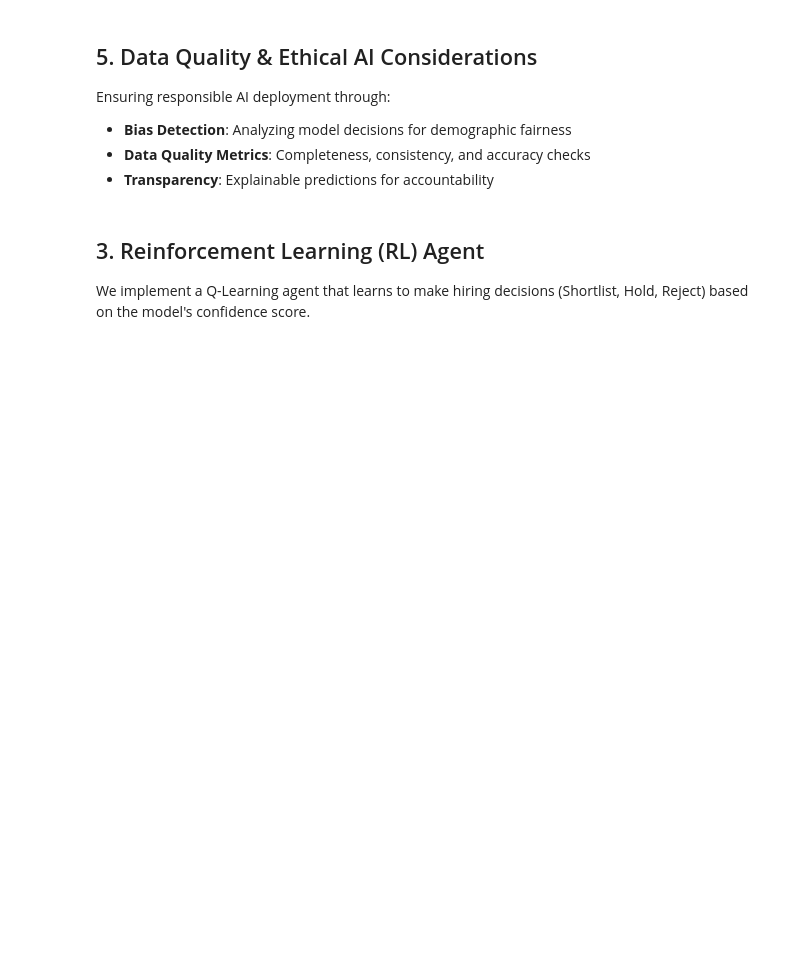
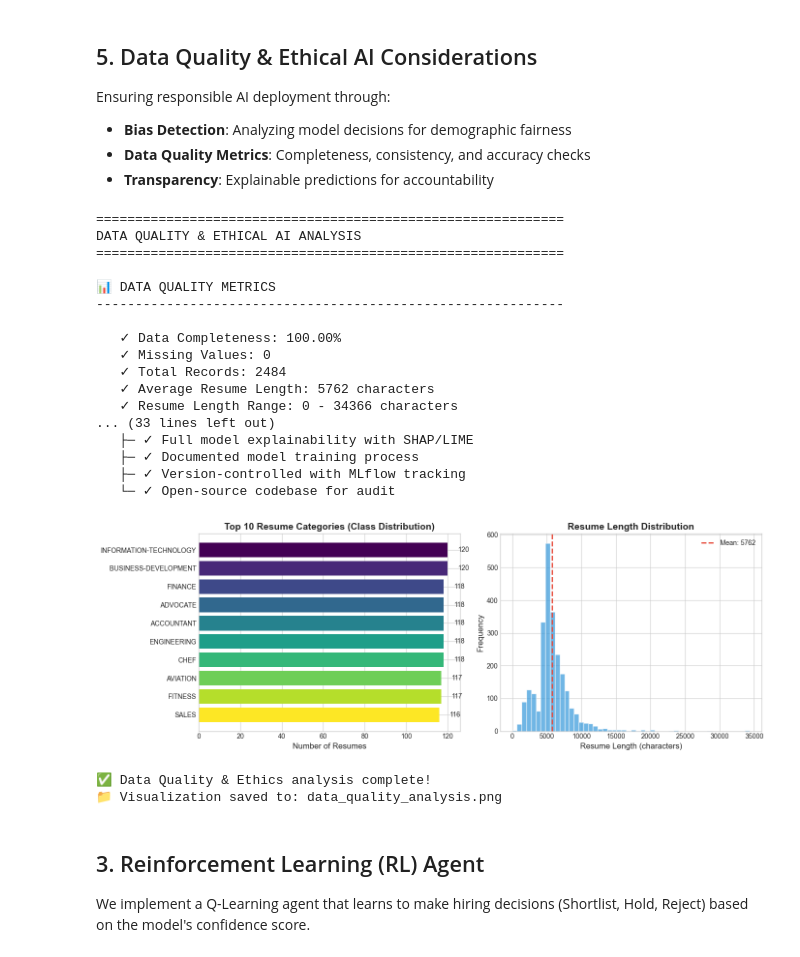
Before and after one commit to ArmanWali/AI-Project, a Jupyter notebook: Deliverable 4/Deliverable4.ipynb, the cells around one changed output. Cells and saved outputs as stored; diff of their text form; code cells hidden in the pictures; blank space fills up the shorter version.

```diff
--- a/Deliverable 4/Deliverable4.ipynb
+++ b/Deliverable 4/Deliverable4.ipynb
@@ -702,9 +984,9 @@ missing_values = df.isnull().sum()
 completeness = (1 - missing_values.sum() / (df.shape[0] * df.shape[1])) * 100
 
 # Text quality
-avg_resume_length = df['cleaned_resume'].str.len().mean()
-min_resume_length = df['cleaned_resume'].str.len().min()
-max_resume_length = df['cleaned_resume'].str.len().max()
+avg_resume_length = df['Resume_cleaned'].str.len().mean()
+min_resume_length = df['Resume_cleaned'].str.len().min()
+max_resume_length = df['Resume_cleaned'].str.len().max()
 
 print(f"\n   ✓ Data Completeness: {completeness:.2f}%")
 print(f"   ✓ Missing Values: {missing_values.sum()}")
@@ -764,34 +1046,55 @@ print(ethical_considerations)
 
 # 4. Visualization
 fig, axes = plt.subplots(1, 2, figsize=(14, 5))
 
 # Class distribution
 ax1 = axes[0]
 top_10_classes = class_counts.head(10)
 colors = plt.cm.viridis(np.linspace(0, 1, len(top_10_classes)))
 bars = ax1.barh(top_10_classes.index, top_10_classes.values, color=colors)
 ax1.set_xlabel('Number of Resumes', fontsize=12)
 ax1.set_title('Top 10 Resume Categories (Class Distribution)', fontsize=14, fontweight='bold')
 ax1.invert_yaxis()
 for bar, val in zip(bars, top_10_classes.values):
     ax1.text(val + 5, bar.get_y() + bar.get_height()/2, str(val), va='center', fontsize=10)
 
 # Resume length distribution
 ax2 = axes[1]
-resume_lengths = df['cleaned_resume'].str.len()
+resume_lengths = df['Resume_cleaned'].str.len()
 ax2.hist(resume_lengths, bins=50, color='#3498db', alpha=0.7, edgecolor='white')
 ax2.axvline(avg_resume_length, color='#e74c3c', linestyle='--', linewidth=2, label=f'Mean: {avg_resume_length:.0f}')
 ax2.set_xlabel('Resume Length (characters)', fontsize=12)
 ax2.set_ylabel('Frequency', fontsize=12)
 ax2.set_title('Resume Length Distribution', fontsize=14, fontweight='bold')
 ax2.legend()
 
 plt.tight_layout()
 plt.savefig('data_quality_analysis.png', dpi=300, bbox_inches='tight')
 plt.show()
 
 print("\n✅ Data Quality & Ethics analysis complete!")
 print("📁 Visualization saved to: data_quality_analysis.png")
+# %% [output]
+============================================================
+DATA QUALITY & ETHICAL AI ANALYSIS
+============================================================
+
+📊 DATA QUALITY METRICS
+------------------------------------------------------------
+
+   ✓ Data Completeness: 100.00%
+   ✓ Missing Values: 0
+   ✓ Total Records: 2484
+   ✓ Average Resume Length: 5762 characters
+   ✓ Resume Length Range: 0 - 34366 characters
+... (33 lines left out)
+   ├─ ✓ Full model explainability with SHAP/LIME
+   ├─ ✓ Documented model training process
+   ├─ ✓ Version-controlled with MLflow tracking
+   └─ ✓ Open-source codebase for audit
+[figure, added]
+✅ Data Quality & Ethics analysis complete!
+📁 Visualization saved to: data_quality_analysis.png
 # %% [markdown]
 ## 3. Reinforcement Learning (RL) Agent
 We implement a Q-Learning agent that learns to make hiring decisions (Shortlist, Hold, Reject) based on the model's confidence score.
```
Also changed, not shown: parts of 22 cells of this notebook, 8 other files.
